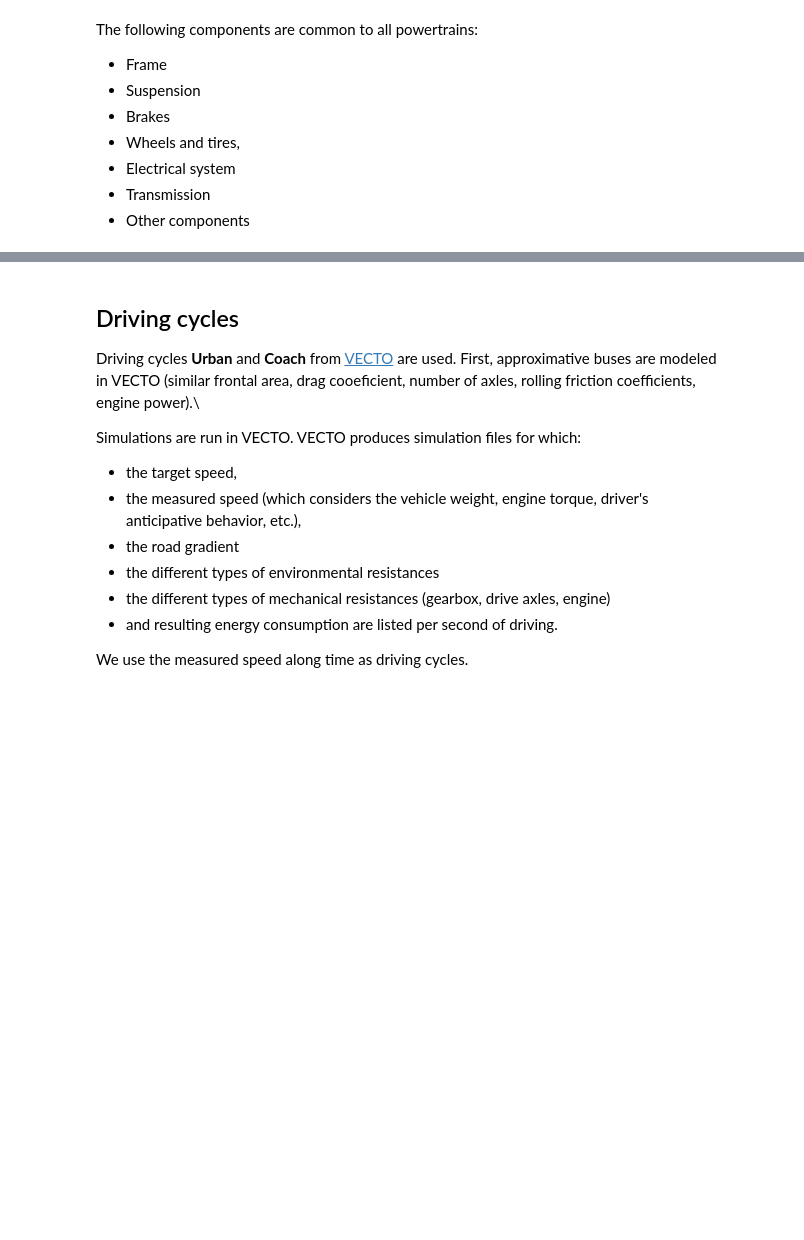
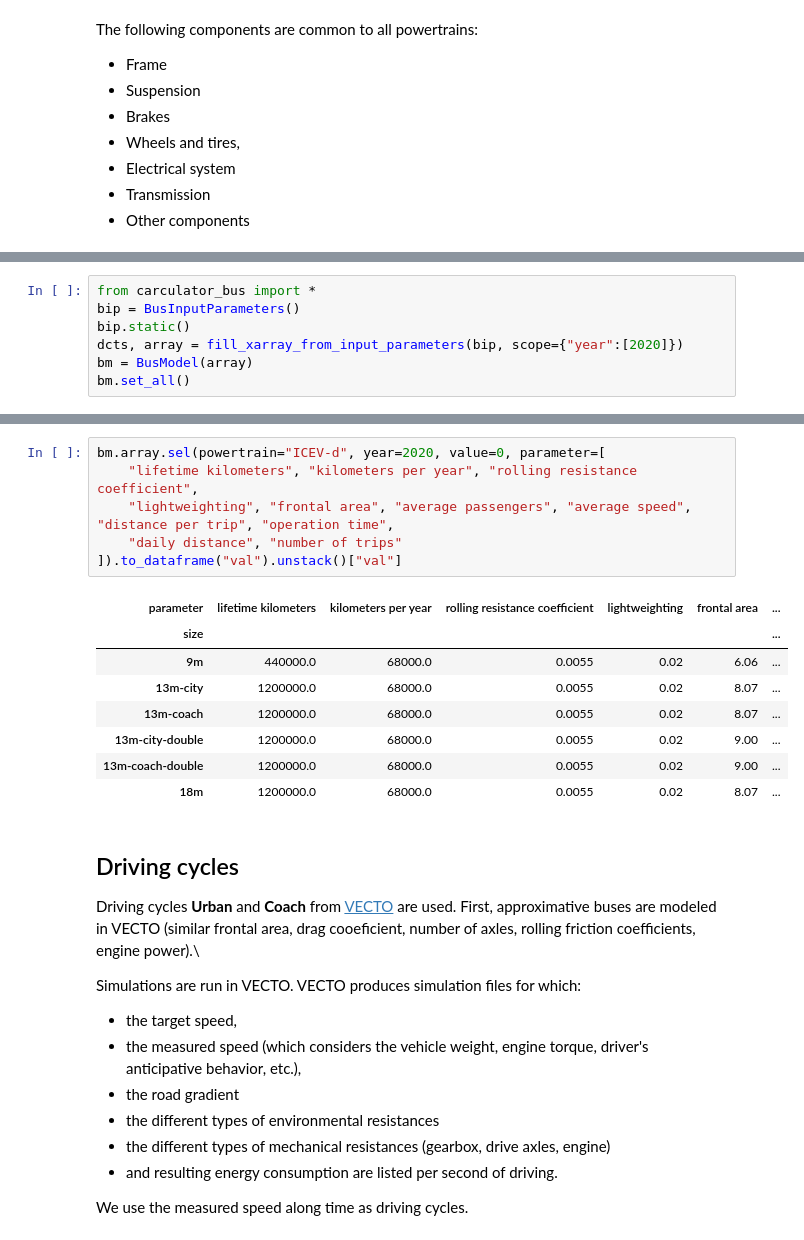
Before and after one commit to romainsacchi/carculator_bus, a Jupyter notebook: examples/buses.ipynb, the cells around one changed output, grey strips where cells are left out. Saved outputs shown, nothing was run; the diff lists cells and outputs as text; blank space fills up the shorter version.

```diff
--- a/examples/buses.ipynb
+++ b/examples/buses.ipynb
@@ -84,3 +84,10 @@ average passenger mass|kilogram|75|75|75|75|75|75
 passenger luggage mass|kilogram|17|17|17|17|17|17
 
 **Note**: the average passenger occupancy is a sensitive parameter but also one difficult to find good data sources for. We got 14 and 21 passengers for a 13m city bus and a coach bus in Switzerland respectively, from the 2007 ecoinvent report on transportation service. The other numbers are just guessed.
+# %%
+from carculator_bus import *
+bip = BusInputParameters()
+bip.static()
+dcts, array = fill_xarray_from_input_parameters(bip, scope={"year":[2020]})
+bm = BusModel(array)
+bm.set_all()
@@ -87,3 +112,18 @@ passenger luggage mass|kilogram|17|17|17|17|17|17
+# %%
+bm.array.sel(powertrain="ICEV-d", year=2020, value=0, parameter=[
+    "lifetime kilometers", "kilometers per year", "rolling resistance coefficient",
+    "lightweighting", "frontal area", "average passengers", "average speed", "distance per trip", "operation time",
+    "daily distance", "number of trips"
+]).to_dataframe("val").unstack()["val"]
+# %% [output]
+| parameter | lifetime kilometers | kilometers per year | rolling resistance coefficient | lightweighting | frontal area | ... |
+| size |  |  |  |  |  | ... |
+| 9m | 440000.0 | 68000.0 | 0.0055 | 0.02 | 6.06 | ... |
+| 13m-city | 1200000.0 | 68000.0 | 0.0055 | 0.02 | 8.07 | ... |
+| 13m-coach | 1200000.0 | 68000.0 | 0.0055 | 0.02 | 8.07 | ... |
+| 13m-city-double | 1200000.0 | 68000.0 | 0.0055 | 0.02 | 9.00 | ... |
+| 13m-coach-double | 1200000.0 | 68000.0 | 0.0055 | 0.02 | 9.00 | ... |
+| 18m | 1200000.0 | 68000.0 | 0.0055 | 0.02 | 8.07 | ... |
 # %% [markdown]
 ## Driving cycles
 
```
Also changed, not shown: parts of 5 cells of this notebook, 5 other files.
